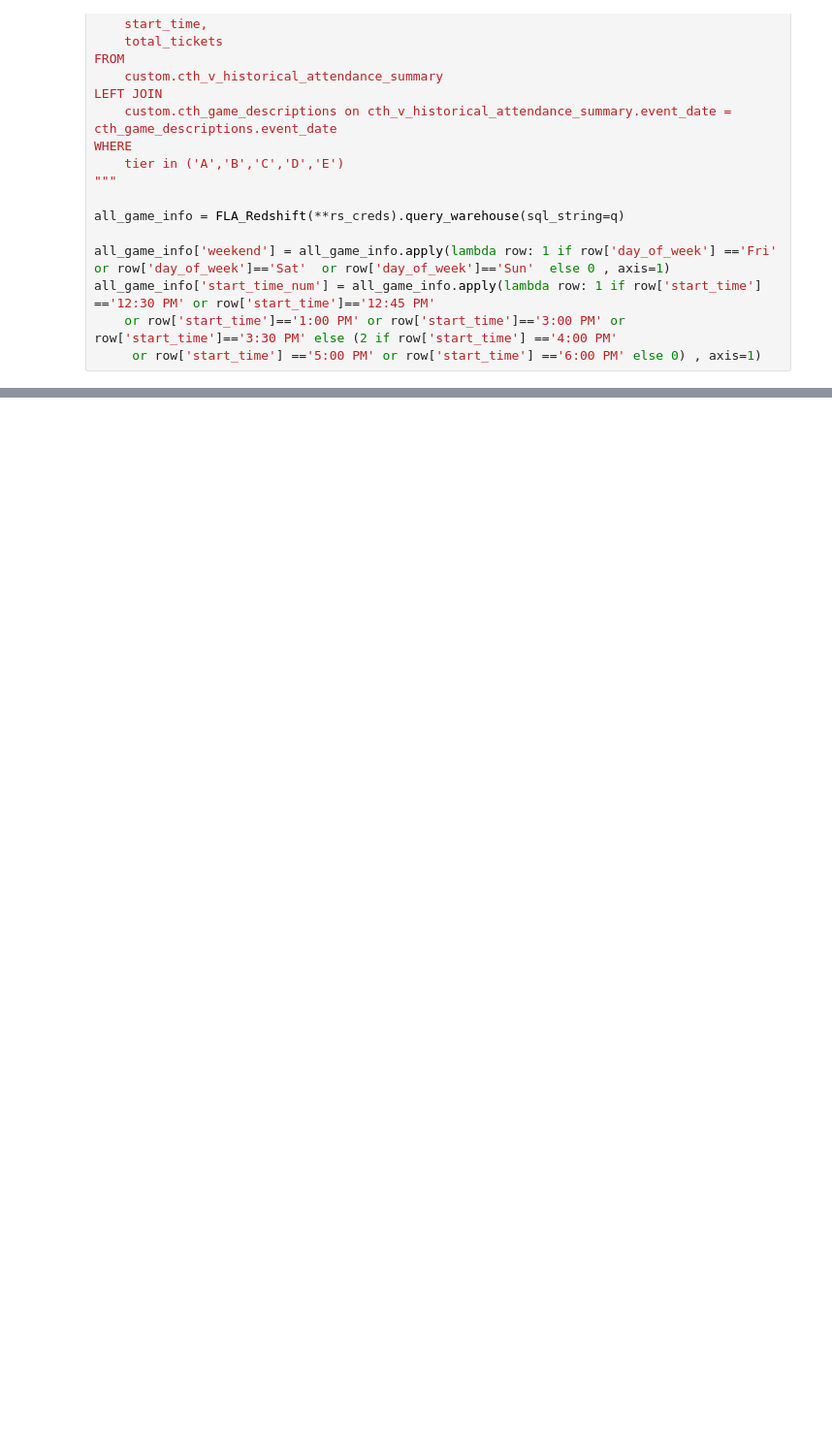
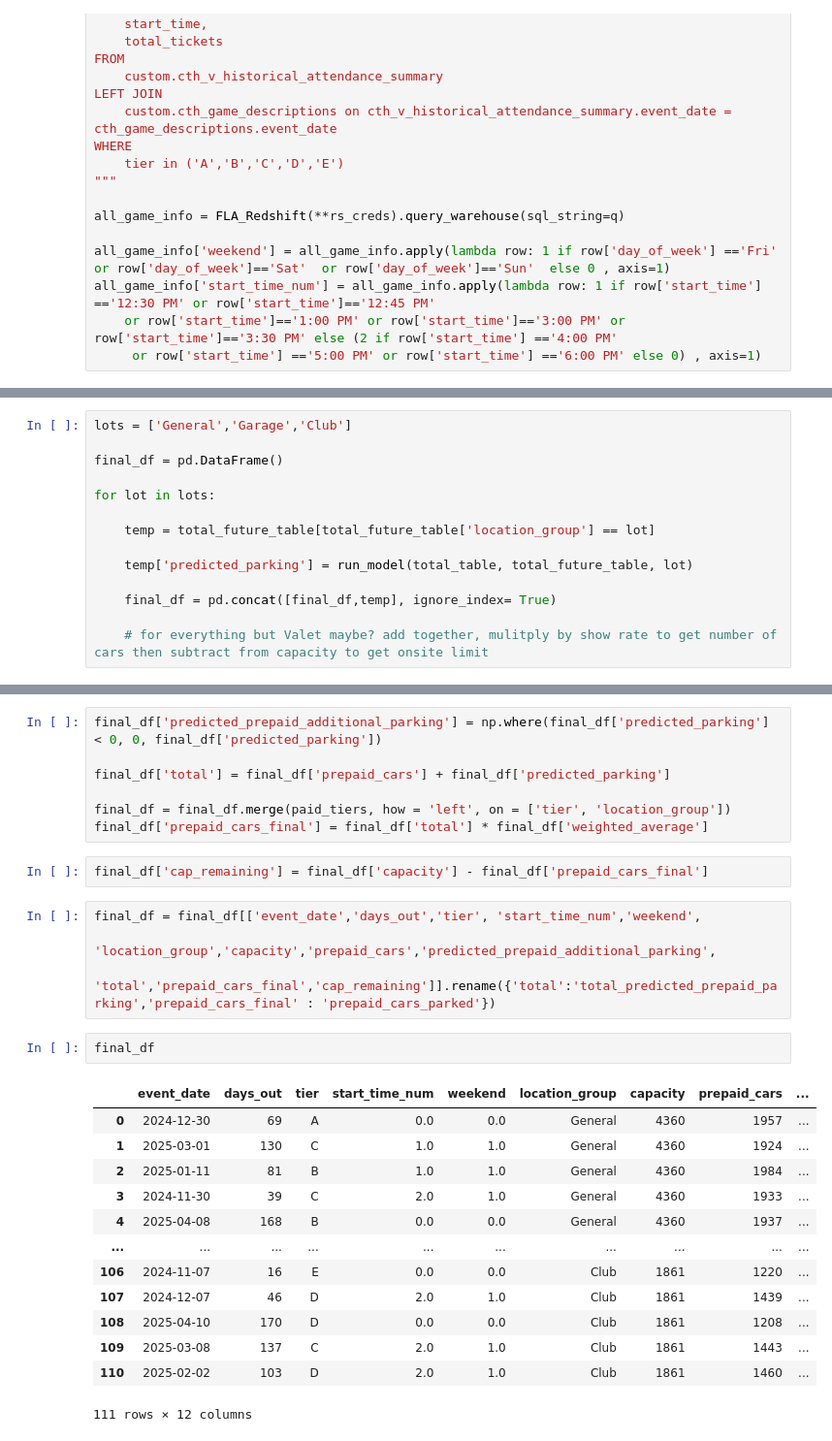
Before and after one commit to riffere-fla/pandas_party, a Jupyter notebook: parking_model_2425.ipynb, the cells around one changed output, grey strips where cells are left out. Shown at 97% size. Drawn from its saved outputs; the diff is of its cells as text; blank space fills up the shorter version.

```diff
--- a/parking_model_2425.ipynb
+++ b/parking_model_2425.ipynb
@@ -140,0 +265,14 @@ y_train = total_table[['prepaid_cars']]
+# %%
+lots = ['General','Garage','Club']
+
+final_df = pd.DataFrame()
+
+for lot in lots:
+
+    temp = total_future_table[total_future_table['location_group'] == lot]
+
+    temp['predicted_parking'] = run_model(total_table, total_future_table, lot)
+
+    final_df = pd.concat([final_df,temp], ignore_index= True)
+
+    # for everything but Valet maybe? add together, mulitply by show rate to get number of cars then subtract from capacity to get onsite limit
@@ -140,0 +295,29 @@ y_train = total_table[['prepaid_cars']]
+# %%
+final_df['predicted_prepaid_additional_parking'] = np.where(final_df['predicted_parking'] < 0, 0, final_df['predicted_parking'])
+
+final_df['total'] = final_df['prepaid_cars'] + final_df['predicted_parking']
+
+final_df = final_df.merge(paid_tiers, how = 'left', on = ['tier', 'location_group'])
+final_df['prepaid_cars_final'] = final_df['total'] * final_df['weighted_average']
+# %%
+final_df['cap_remaining'] = final_df['capacity'] - final_df['prepaid_cars_final']
+# %%
+final_df = final_df[['event_date','days_out','tier', 'start_time_num','weekend',
+                     'location_group','capacity','prepaid_cars','predicted_prepaid_additional_parking',
+                     'total','prepaid_cars_final','cap_remaining']].rename({'total':'total_predicted_prepaid_parking','prepaid_cars_final' : 'prepaid_cars_parked'})
+# %%
+final_df
+# %% [output]
+|  | event_date | days_out | tier | start_time_num | weekend | location_group | capacity | prepaid_cars | ... |
+| 0 | 2024-12-30 | 69 | A | 0.0 | 0.0 | General | 4360 | 1957 | ... |
+| 1 | 2025-03-01 | 130 | C | 1.0 | 1.0 | General | 4360 | 1924 | ... |
+| 2 | 2025-01-11 | 81 | B | 1.0 | 1.0 | General | 4360 | 1984 | ... |
+| 3 | 2024-11-30 | 39 | C | 2.0 | 1.0 | General | 4360 | 1933 | ... |
+| 4 | 2025-04-08 | 168 | B | 0.0 | 0.0 | General | 4360 | 1937 | ... |
+| ... | ... | ... | ... | ... | ... | ... | ... | ... | ... |
+| 106 | 2024-11-07 | 16 | E | 0.0 | 0.0 | Club | 1861 | 1220 | ... |
+| 107 | 2024-12-07 | 46 | D | 2.0 | 1.0 | Club | 1861 | 1439 | ... |
+| 108 | 2025-04-10 | 170 | D | 0.0 | 0.0 | Club | 1861 | 1208 | ... |
+| 109 | 2025-03-08 | 137 | C | 2.0 | 1.0 | Club | 1861 | 1443 | ... |
+| 110 | 2025-02-02 | 103 | D | 2.0 | 1.0 | Club | 1861 | 1460 | ... |
+111 rows × 12 columns
```
Also changed, not shown: parts of 17 cells of this notebook.
